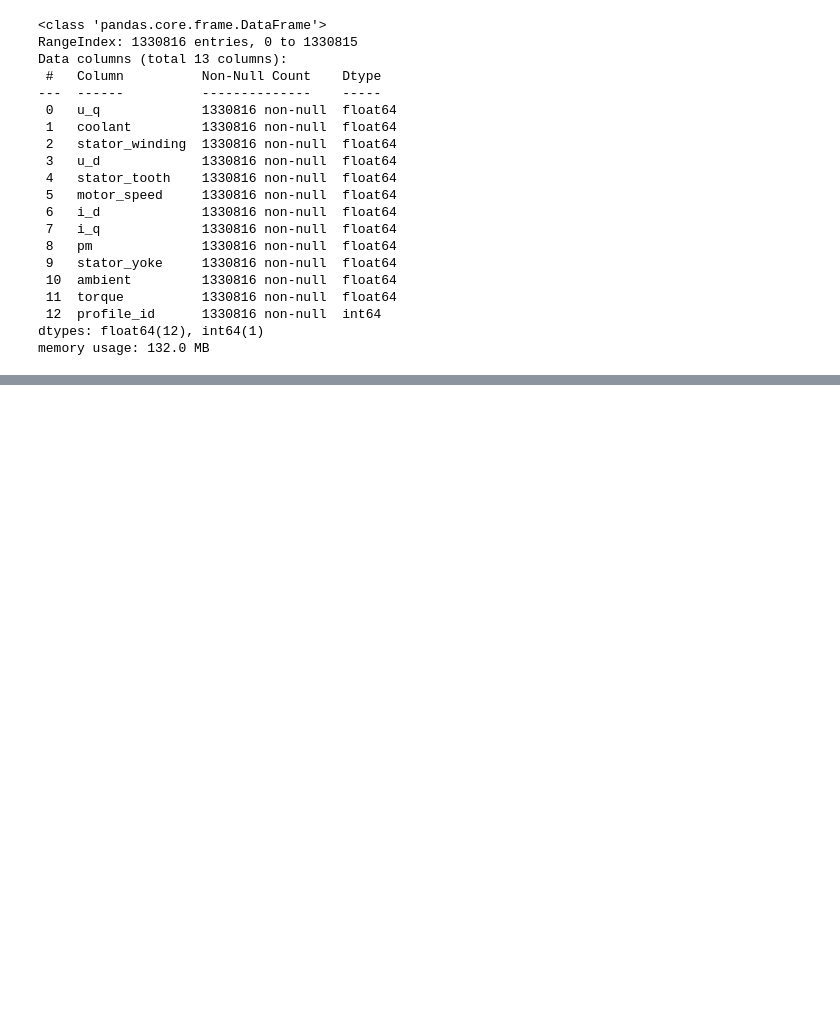
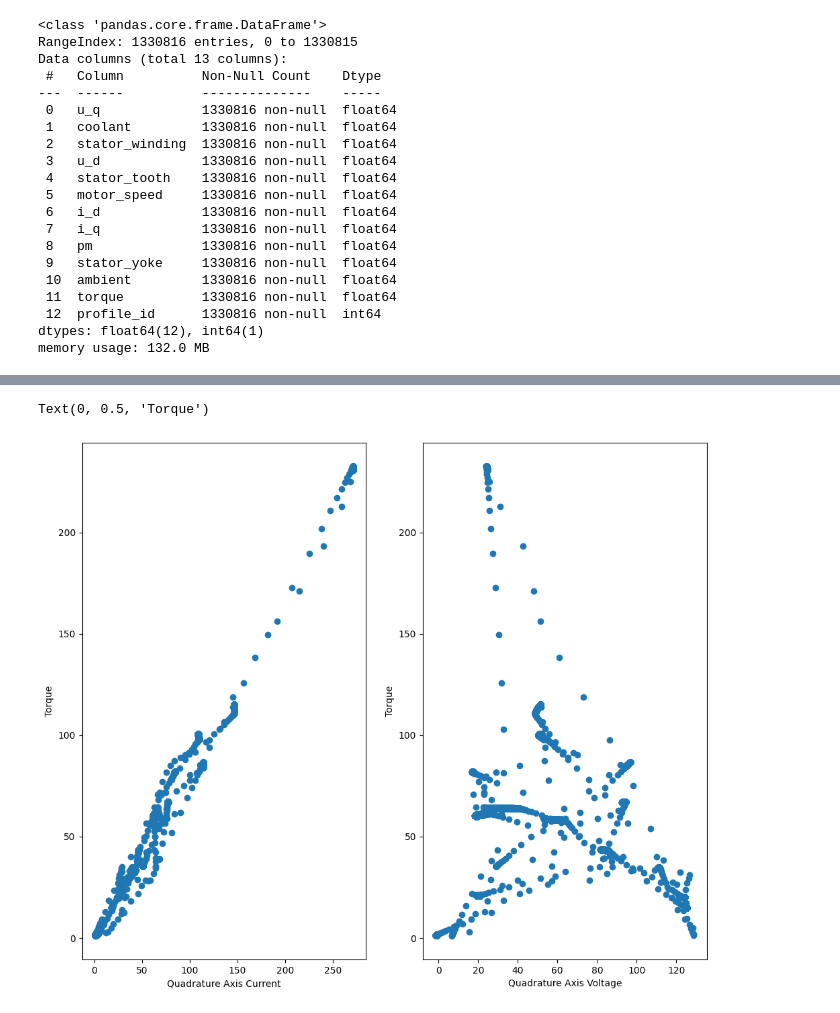
Before and after one commit to ShoebAgha/ML-PMSM, a Jupyter notebook: PMSM EDA.ipynb, the cells around one changed output, grey strips where cells are left out. Drawn from its saved outputs; the diff is of its cells as text; code cells hidden in the pictures; blank space fills up the shorter version.

```diff
--- a/PMSM EDA.ipynb
+++ b/PMSM EDA.ipynb
@@ -31,0 +46,19 @@ memory usage: 132.0 MB
+# %%
+condition1 = df['profile_id']==20
+condition2 = df['torque']>1
+
+conditions = condition1 & condition2
+# %%
+plt.figure(figsize=(12,10))
+plt.subplot(1,2,1)
+plt.scatter(df[conditions]['i_q'],df[conditions]['torque'])
+plt.xlabel('Quadrature Axis Current')
+plt.ylabel('Torque')
+
+plt.subplot(1,2,2)
+plt.scatter(df[conditions]['u_q'],df[conditions]['torque'])
+plt.xlabel('Quadrature Axis Voltage')
+plt.ylabel('Torque')
+# %% [output]
+Text(0, 0.5, 'Torque')
+[figure, added]
```
Also changed, not shown: parts of 24 cells of this notebook, 1 other file.
